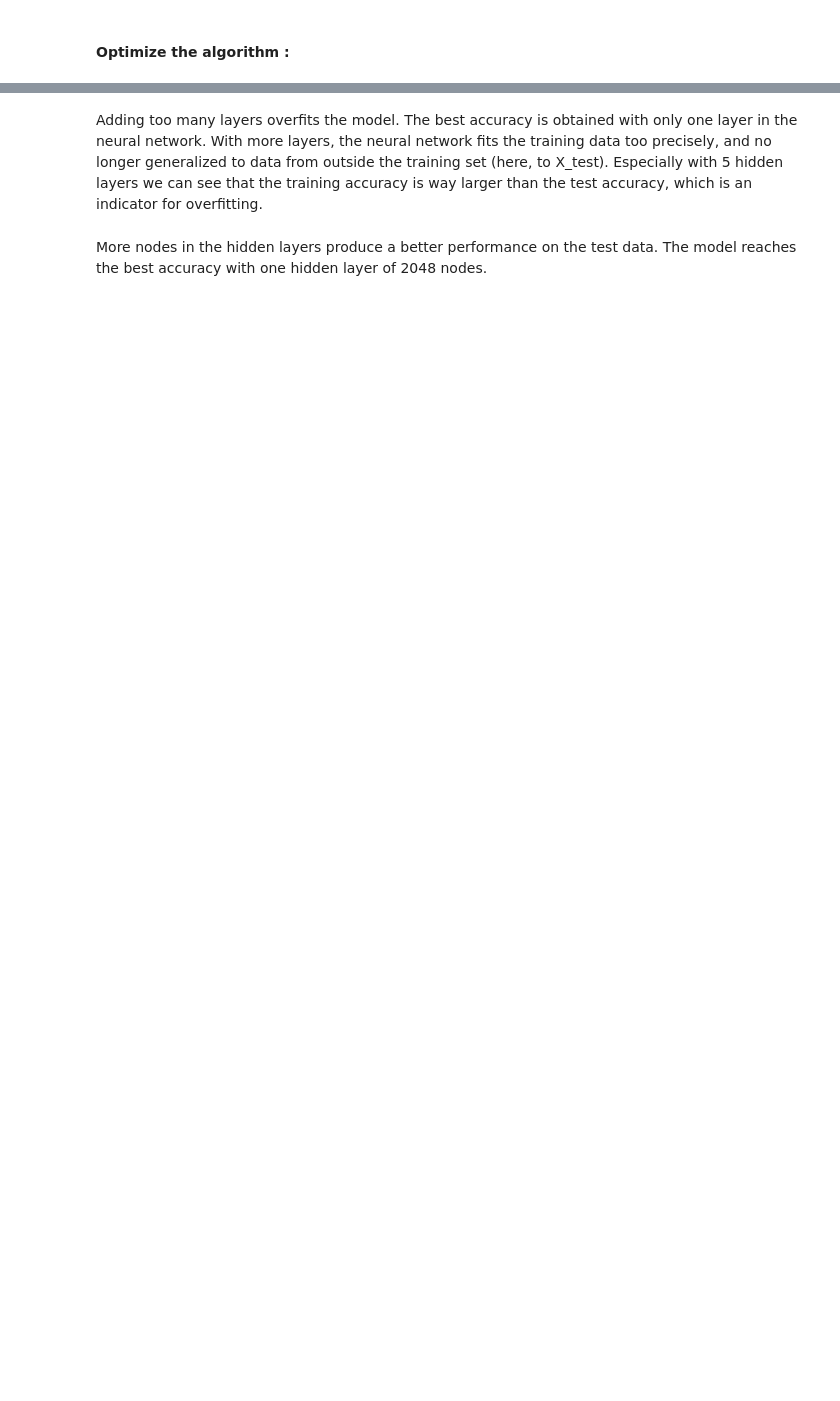
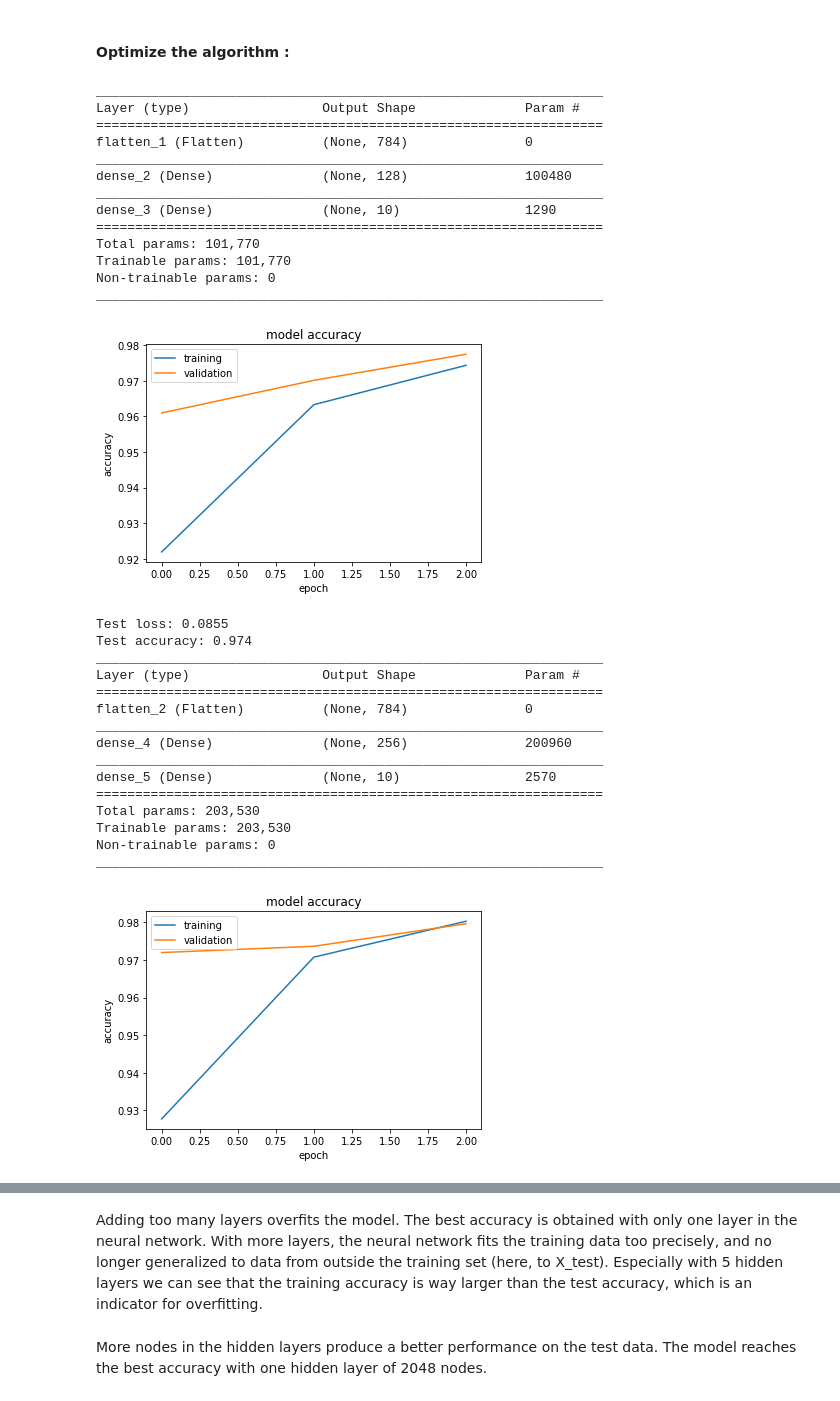
Before and after one commit to marielaval/MNIST-Handwritten-digits-recognition-, a Jupyter notebook: MNIST-Project.ipynb, the cells around one changed output, grey strips where cells are left out. Saved outputs shown, nothing was run; the diff lists cells and outputs as text; code cells hidden in the pictures; blank space fills up the shorter version.

```diff
--- a/MNIST-Project.ipynb
+++ b/MNIST-Project.ipynb
@@ -152 +147,4 @@ test_labels = pd.read_csv("labels_test.csv")
+# %%
+X_train= X_train.reshape(60000,784)
+X_test = X_test.reshape(10000, 784)
 # %%
@@ -267,6 +272,37 @@ def evaluate(model, epochs=5):
     print(f'Test loss: {loss:.3}')
     print(f'Test accuracy: {accuracy:.3}')
 # %%
-for layers in range(1, 5):
-    model = create_dense([128] * layers)
+for nodes in [128, 256, 1024, 2048]:
+    model = create_dense([nodes])
     evaluate(model, epochs = 3)
+# %% [output]
+_________________________________________________________________
+Layer (type)                 Output Shape              Param #
+=================================================================
+flatten_1 (Flatten)          (None, 784)               0
+_________________________________________________________________
+dense_2 (Dense)              (None, 128)               100480
+_________________________________________________________________
+dense_3 (Dense)              (None, 10)                1290
+=================================================================
+Total params: 101,770
+Trainable params: 101,770
+Non-trainable params: 0
+_________________________________________________________________
+[figure, added]
+Test loss: 0.0855
+Test accuracy: 0.974
+_________________________________________________________________
+Layer (type)                 Output Shape              Param #
+=================================================================
+flatten_2 (Flatten)          (None, 784)               0
+_________________________________________________________________
+dense_4 (Dense)              (None, 256)               200960
+_________________________________________________________________
+dense_5 (Dense)              (None, 10)                2570
+=================================================================
+Total params: 203,530
+Trainable params: 203,530
+Non-trainable params: 0
+_________________________________________________________________
+[figure, added]
```
Also changed, not shown: parts of 52 cells of this notebook.
